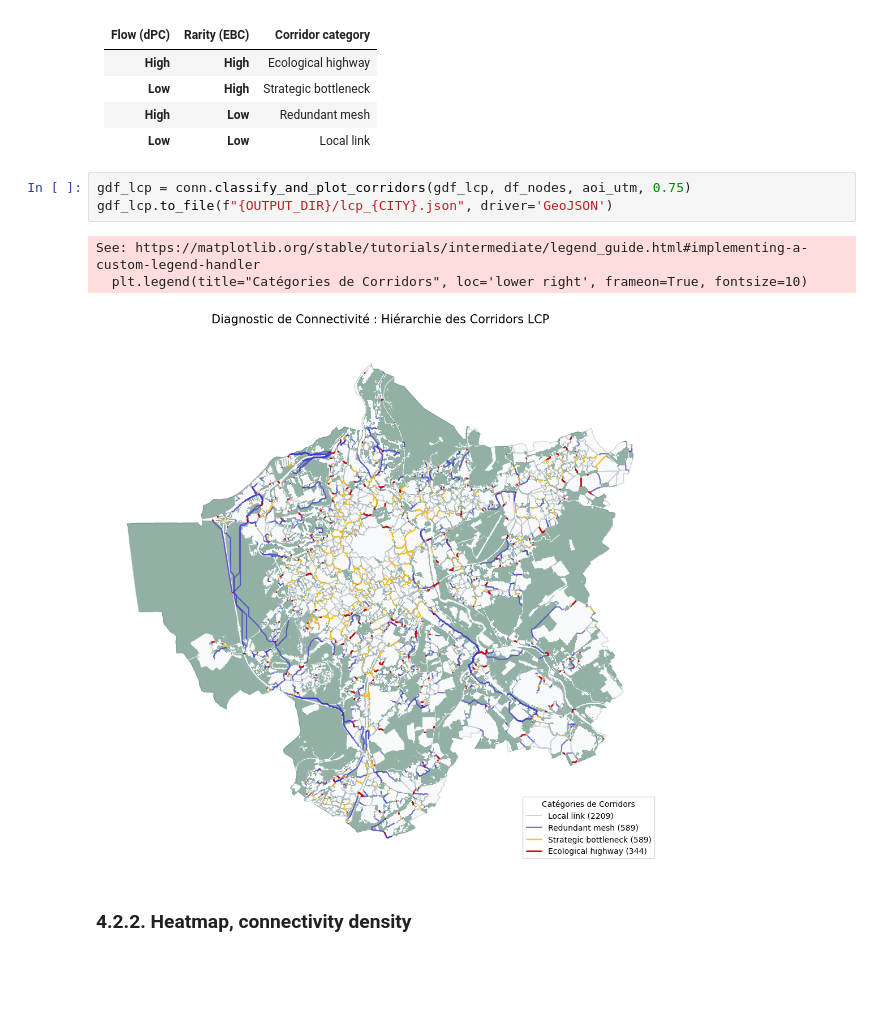
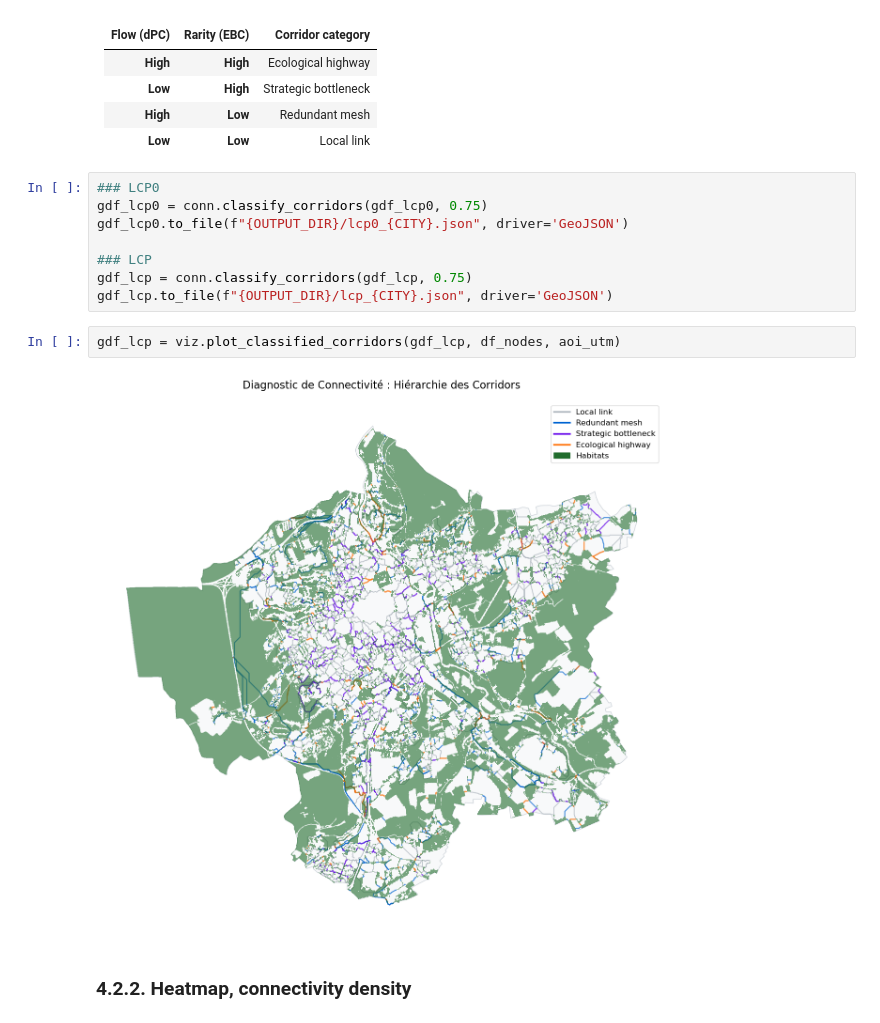
Before and after one commit to marion-billy/urbiverde_ivb, a Jupyter notebook: corridor_project/nancy_prod.ipynb, the cells around one changed output. Cells and saved outputs as stored; diff of their text form; blank space fills up the shorter version.

```diff
--- a/corridor_project/nancy_prod.ipynb
+++ b/corridor_project/nancy_prod.ipynb
@@ -260,12 +222,17 @@ gdf_lcp = conn.calculate_edge_betweenness(gdf_lcp, G_lcp)
 | **High** | **Low** | Redundant mesh |
 | **Low** | **Low** | Local link |
 # %%
-gdf_lcp = conn.classify_and_plot_corridors(gdf_lcp, df_nodes, aoi_utm, 0.75)
+### LCP0
+gdf_lcp0 = conn.classify_corridors(gdf_lcp0, 0.75)
+gdf_lcp0.to_file(f"{OUTPUT_DIR}/lcp0_{CITY}.json", driver='GeoJSON')
+
+### LCP
+gdf_lcp = conn.classify_corridors(gdf_lcp, 0.75)
 gdf_lcp.to_file(f"{OUTPUT_DIR}/lcp_{CITY}.json", driver='GeoJSON')
-# %% [output]
-See: https://matplotlib.org/stable/tutorials/intermediate/legend_guide.html#implementing-a-custom-legend-handler
-  plt.legend(title="Catégories de Corridors", loc='lower right', frameon=True, fontsize=10)
-[figure, removed]
+# %%
+gdf_lcp = viz.plot_classified_corridors(gdf_lcp, df_nodes, aoi_utm)
+# %% [output]
+[figure, added]
 # %% [markdown]
 ### 4.2.2. Heatmap, connectivity density
 # %%
```
Also changed, not shown: parts of 21 cells of this notebook.
